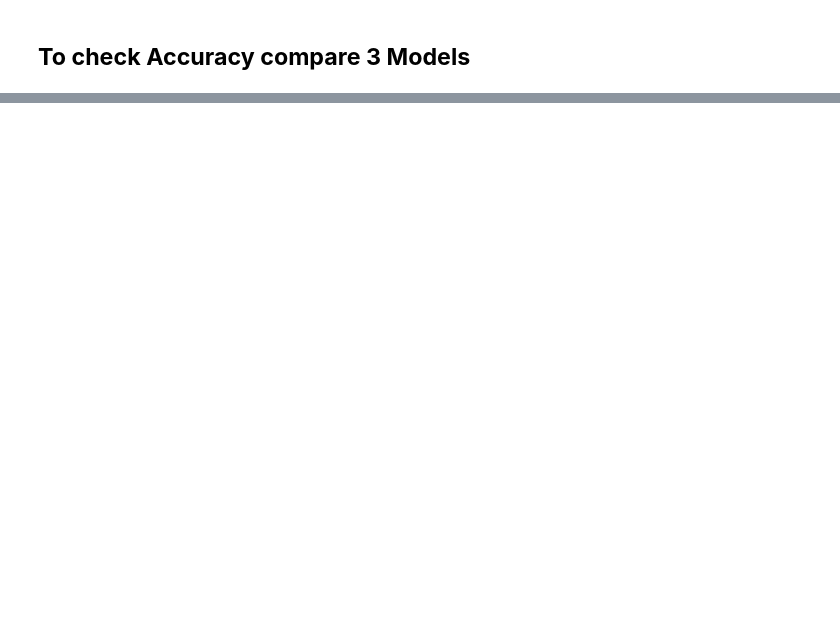
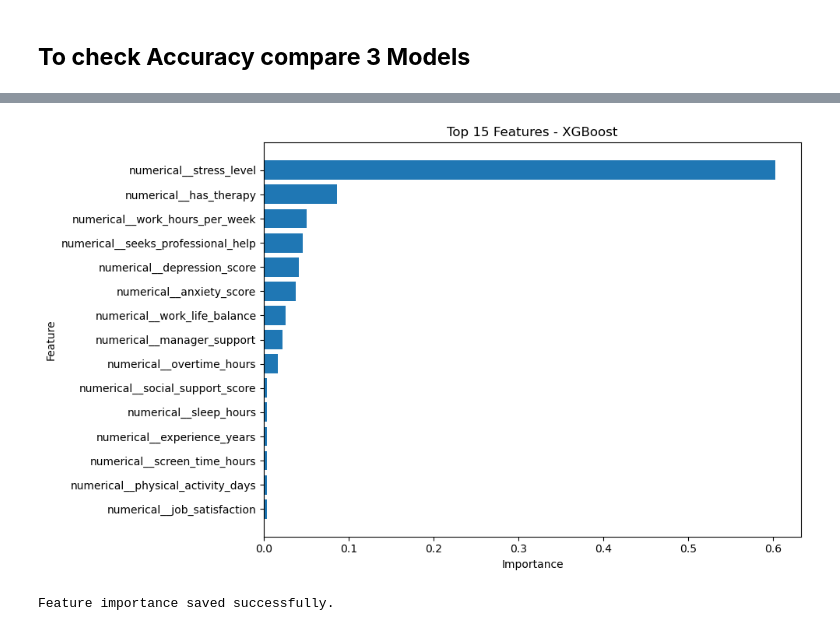
Before and after one commit to krishamangukiya/Burnout-detection-ai, a Jupyter notebook: ml/data_inspection.ipynb, the cells around one changed output, grey strips where cells are left out. Cells and saved outputs as stored; diff of their text form; code cells hidden in the pictures; blank space fills up the shorter version.

```diff
--- a/ml/data_inspection.ipynb
+++ b/ml/data_inspection.ipynb
@@ -855,0 +914,23 @@ y_pred_xgb = xgb_model.predict(X_test_processed)
+# %%
+import pandas as pd
+import matplotlib.pyplot as plt
+
+# Get feature names after preprocessing
+feature_names = preprocessor.get_feature_names_out()
+
+# Get XGBoost feature importance
+importance = xgb_model.feature_importances_
+
+# Create dataframe
+feature_importance_df = pd.DataFrame({
+    "Feature": feature_names,
+    "Importance": importance
+})
+
+# Sort by importance
+feature_importance_df = feature_importance_df.sort_values(
+    by="Importance",
+    ascending=False
+)
+
+print(feature_importance_df.head(15))
@@ -855,0 +954,27 @@ y_pred_xgb = xgb_model.predict(X_test_processed)
+# %%
+top_features = feature_importance_df.head(15)
+
+plt.figure(figsize=(10, 6))
+
+plt.barh(
+    top_features["Feature"][::-1],
+    top_features["Importance"][::-1]
+)
+
+plt.xlabel("Importance")
+plt.ylabel("Feature")
+plt.title("Top 15 Features - XGBoost")
+
+plt.tight_layout()
+plt.show()
+# %% [output]
+[figure, added]
+# %%
+feature_importance_df.to_csv(
+    "../ml/data/xgboost_feature_importance.csv",
+    index=False
+)
+
+print("Feature importance saved successfully.")
+# %% [output]
+Feature importance saved successfully.
```
Also changed, not shown: parts of 16 cells of this notebook, 5 other files.
